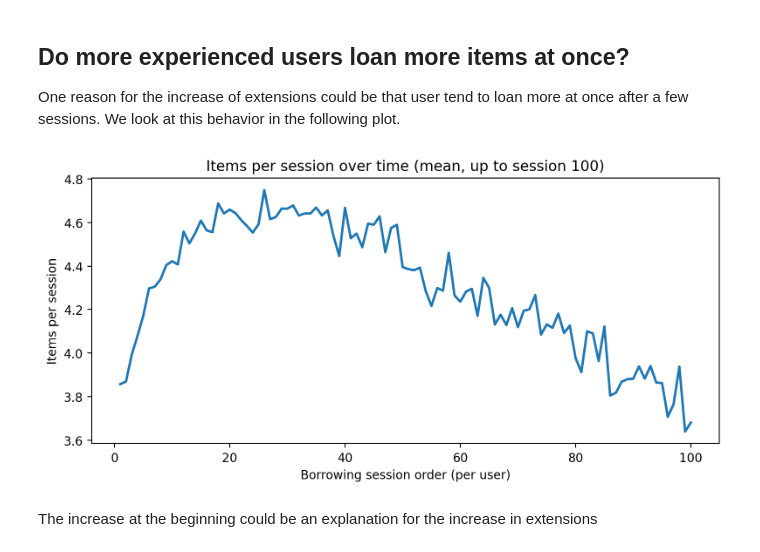
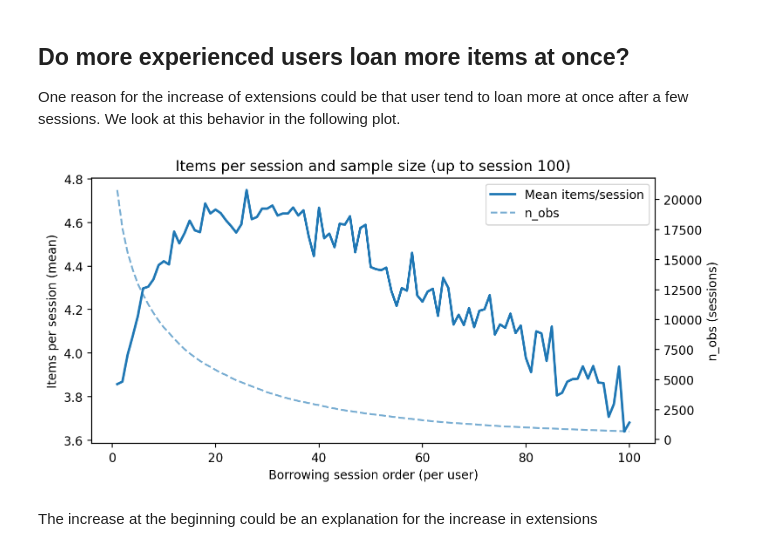
Before and after one commit to RobinAllgeier/Data_Literacy, a Jupyter notebook: exp/04_02_eda_user_behavior.ipynb, the cells around one changed output. Cells and saved outputs as stored; diff of their text form; code cells hidden in the pictures.

Commit message:
add n_loans to plot

```diff
--- a/exp/04_02_eda_user_behavior.ipynb
+++ b/exp/04_02_eda_user_behavior.ipynb
@@ -754,33 +754,43 @@ One reason for the increase of extensions could be that user tend to loan more a
 # %%
 session = (
     df_learning
     .groupby([USER_ID_COL, "issue_session"])
     .size()
     .rename("n_items_in_session")
     .reset_index()
 )
 session = session.merge(
     df_learning[[USER_ID_COL, "issue_session", "session_index"]].drop_duplicates(),
     on=[USER_ID_COL, "issue_session"],
     how="left"
 )
 
 curve = (
     session.groupby("session_index")["n_items_in_session"]
     .agg(mean="mean", median="median", n_obs="count")
     .reset_index()
 )
 
 curve = curve[curve["session_index"] <= 100].copy()
 
-plt.figure(figsize=(8,4))
-plt.plot(curve["session_index"], curve["mean"], linewidth=2, label="Mean")
-plt.xlabel("Borrowing session order (per user)")
-plt.ylabel("Items per session")
-plt.title("Items per session over time (mean, up to session 100)")
+fig, ax1 = plt.subplots(figsize=(8, 4))
+
+ax1.plot(curve["session_index"], curve["mean"], linewidth=2, label="Mean items/session")
+ax1.set_xlabel("Borrowing session order (per user)")
+ax1.set_ylabel("Items per session (mean)")
+
+ax2 = ax1.twinx()
+ax2.plot(curve["session_index"], curve["n_obs"], linestyle="--", alpha=0.6, label="n_obs")
+ax2.set_ylabel("n_obs (sessions)")
+
+lines1, labels1 = ax1.get_legend_handles_labels()
+lines2, labels2 = ax2.get_legend_handles_labels()
+ax1.legend(lines1 + lines2, labels1 + labels2, loc="best")
+
+plt.title(f"Items per session and sample size (up to session 100)")
 plt.tight_layout()
 plt.show()
 # %% [output]
-[figure, old version]
+[figure, new version]
 # %% [markdown]
 The increase at the beginning could be an explanation for the increase in extensions
```
